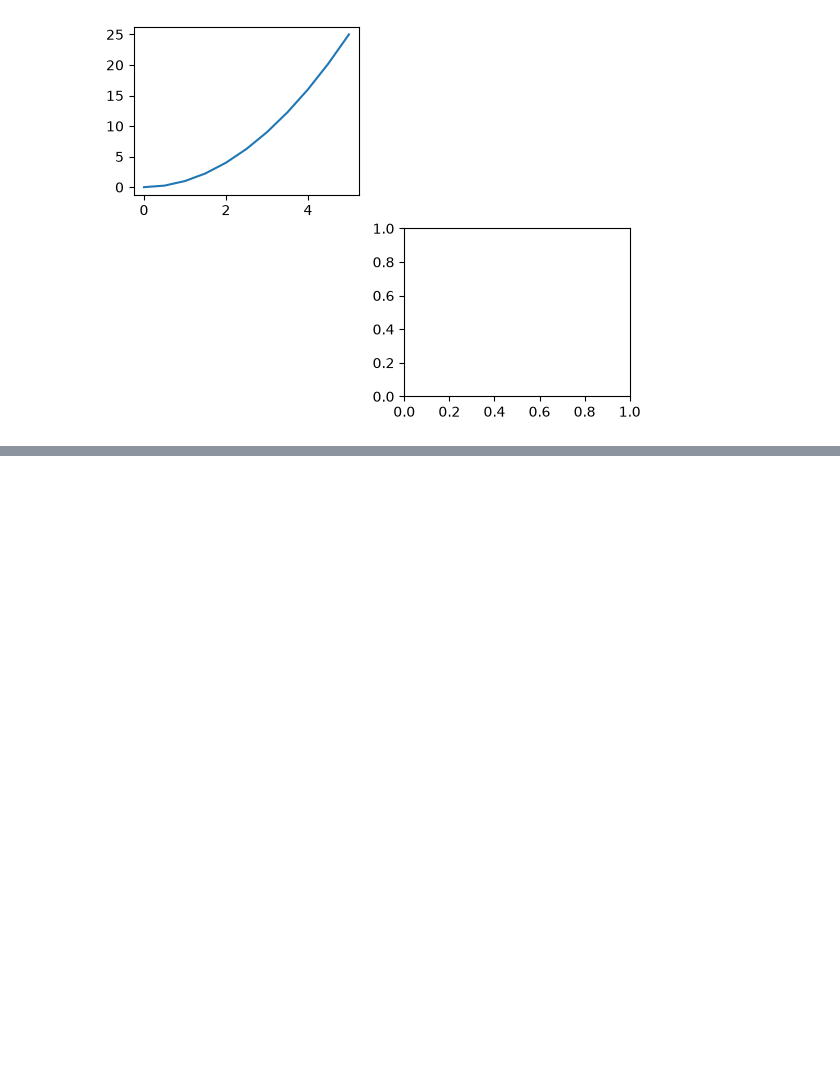
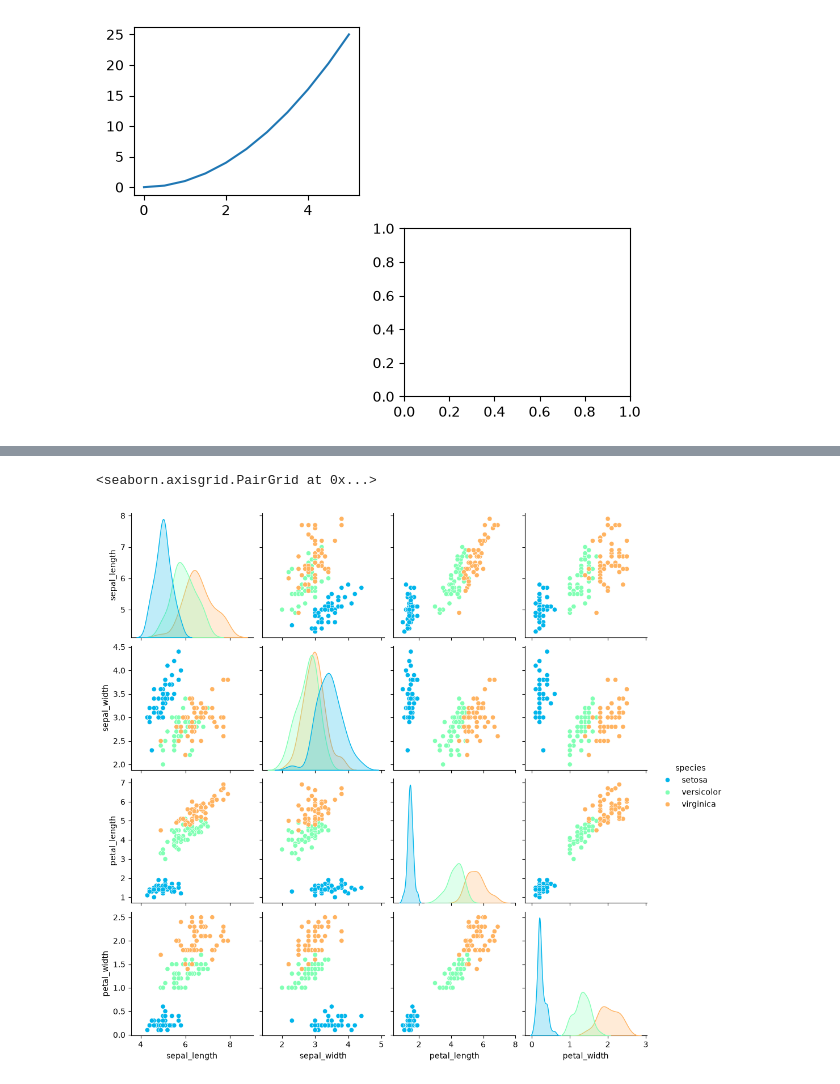
Before and after one commit to Ansh-Linux/Data-Visualization, a Jupyter notebook: Matplotlib.ipynb, the cells around one changed output, grey strips where cells are left out. Saved outputs shown, nothing was run; the diff lists cells and outputs as text; code cells hidden in the pictures; blank space fills up the shorter version.

```diff
--- a/Matplotlib.ipynb
+++ b/Matplotlib.ipynb
@@ -24,0 +86,5 @@ plt.subplot(2,2,4)
+# %%
+sns.pairplot(df1, hue='species', palette='rainbow')
+# %% [output]
+<seaborn.axisgrid.PairGrid at 0x...>
+[figure, added]
```
Also changed, not shown: parts of 10 cells of this notebook.
